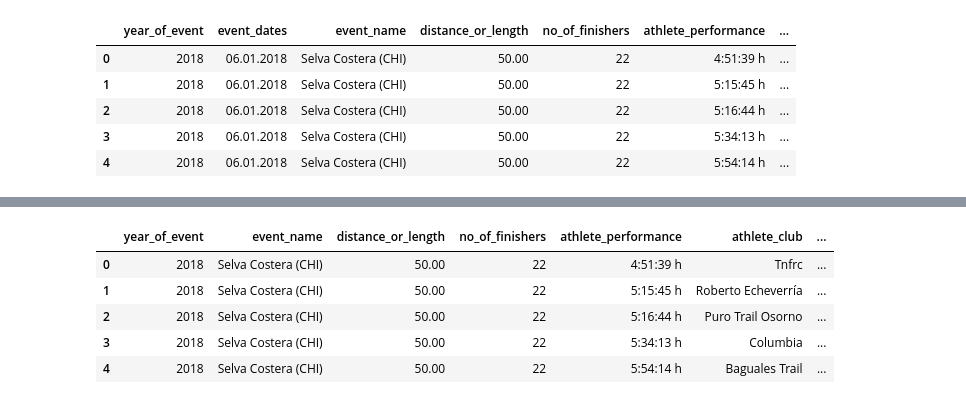
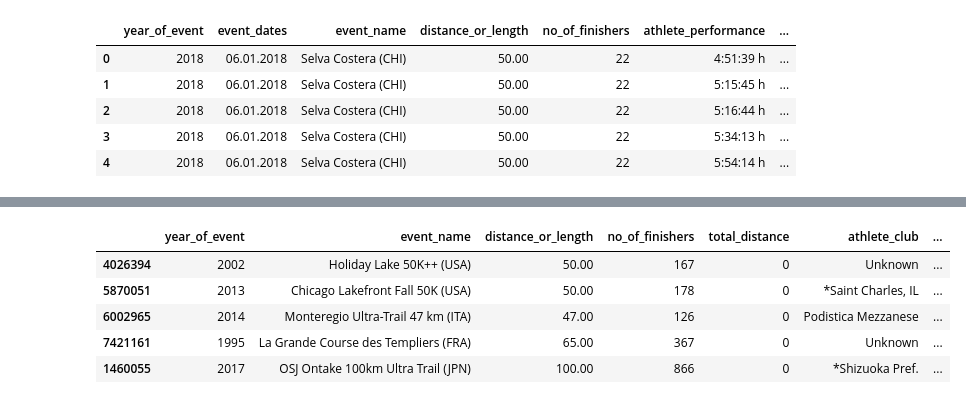
Before and after one commit to dmshakur/ultra-running-data-analysis, a Jupyter notebook: notebooks/data_processing.ipynb, the cells around one changed output, grey strips where cells are left out. Cells and saved outputs as stored; diff of their text form; code cells hidden in the pictures.

```diff
--- a/notebooks/data_processing.ipynb
+++ b/notebooks/data_processing.ipynb
@@ -216,3 +239,7 @@ See the caveats in the documentation: https://pandas.pydata.org/pandas-docs/stab
+# %%
+# Setting the birth year for the outlier to np.nan
+
+df.loc[df['athlete_id'] == 819254, 'birth_year'] = np.nan
 # %%
 df['year_of_event'].describe()
 # %% [output]
@@ -347,4 +399,6 @@ df[df['race_metric'] == 'x']
 # %%
+# Consolidating the data into proper values
+
 metric_conversion = {
     'miles': 'mi',
     'Miles': 'mi',
@@ -354,10 +408,10 @@ metric_conversion = {
     'k': 'km',
     'K': 'km',
     'Km': 'km',
-    'Etappen': 'stage',
+    'Etappen': 'hours',
     'h': 'hours',
     'd': 'days',
-    'x': '4x52km'
+    'x': 'hours'
 }
 
 df['race_metric'] = df['race_metric'].replace(metric_conversion)
@@ -387,3 +425,0 @@ df[df['race_metric'].isin(['4x52km', 'stage'])]
-# %%
-df = df[~df['race_metric'].isin(['4x52km', 'stage'])]
-df[df['race_metric'].isin(['4x52km', 'stage'])]
@@ -460,10 +530,20 @@ df.drop(['event_dates'], axis = 1, inplace = True)
-# %%
-df['birth_year'] = df['birth_year'].fillna(0).astype(int)
-df.head(5)
-# %% [output]
-|  | year_of_event | event_name | distance_or_length | no_of_finishers | athlete_performance | athlete_club | ... |
-| 0 | 2018 | Selva Costera (CHI) | 50.00 | 22 | 4:51:39 h | Tnfrc | ... |
-| 1 | 2018 | Selva Costera (CHI) | 50.00 | 22 | 5:15:45 h | Roberto Echeverría | ... |
-| 2 | 2018 | Selva Costera (CHI) | 50.00 | 22 | 5:16:44 h | Puro Trail Osorno | ... |
-| 3 | 2018 | Selva Costera (CHI) | 50.00 | 22 | 5:34:13 h | Columbia | ... |
-| 4 | 2018 | Selva Costera (CHI) | 50.00 | 22 | 5:54:14 h | Baguales Trail | ... |
+# %%
+'''
+Creating a new column called fastest time which takes the data from athlete performance
+and then if it is in the format of hours puts it in that column, leaving all the data
+in the form of kilometers or miles in the old column, and then changing the name to total
+distance.
+'''
+df['athlete_performance'] = df['athlete_performance'].str.replace(' h', '')
+df['fastest_time'] = df['athlete_performance']
+df.loc[df['fastest_time'].str.contains('k', na = False), 'fastest_time'] = '0'
+df.loc[df['athlete_performance'].str.contains(':', na = False), 'athlete_performance'] = '0'
+df.rename(columns = {'athlete_performance': 'total_distance'}, inplace = True)
+df.sample(5)
+# %% [output]
+|  | year_of_event | event_name | distance_or_length | no_of_finishers | total_distance | athlete_club | ... |
+| 4026394 | 2002 | Holiday Lake 50K++ (USA) | 50.00 | 167 | 0 | Unknown | ... |
+| 5870051 | 2013 | Chicago Lakefront Fall 50K (USA) | 50.00 | 178 | 0 | *Saint Charles, IL | ... |
+| 6002965 | 2014 | Monteregio Ultra-Trail 47 km (ITA) | 47.00 | 126 | 0 | Podistica Mezzanese | ... |
+| 7421161 | 1995 | La Grande Course des Templiers (FRA) | 65.00 | 367 | 0 | Unknown | ... |
+| 1460055 | 2017 | OSJ Ontake 100km Ultra Trail (JPN) | 100.00 | 866 | 0 | *Shizuoka Pref. | ... |
```
Also changed, not shown: parts of 74 cells of this notebook, 2 other files.
